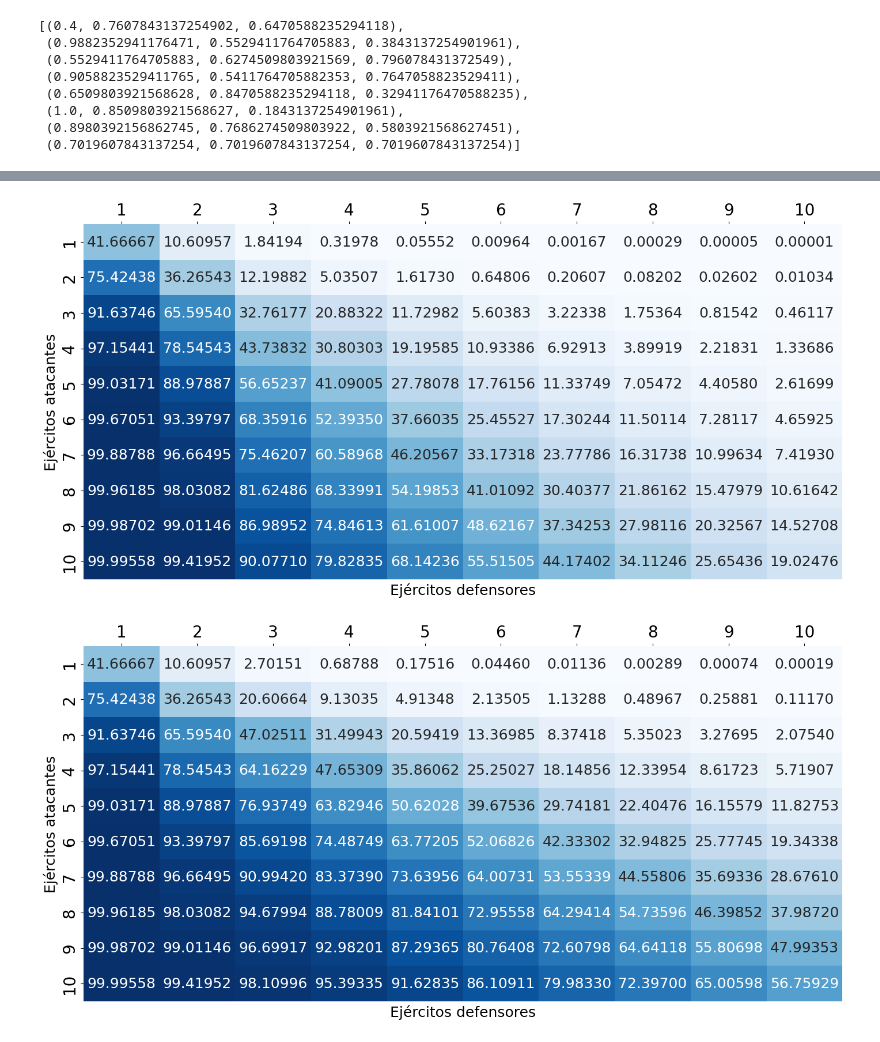
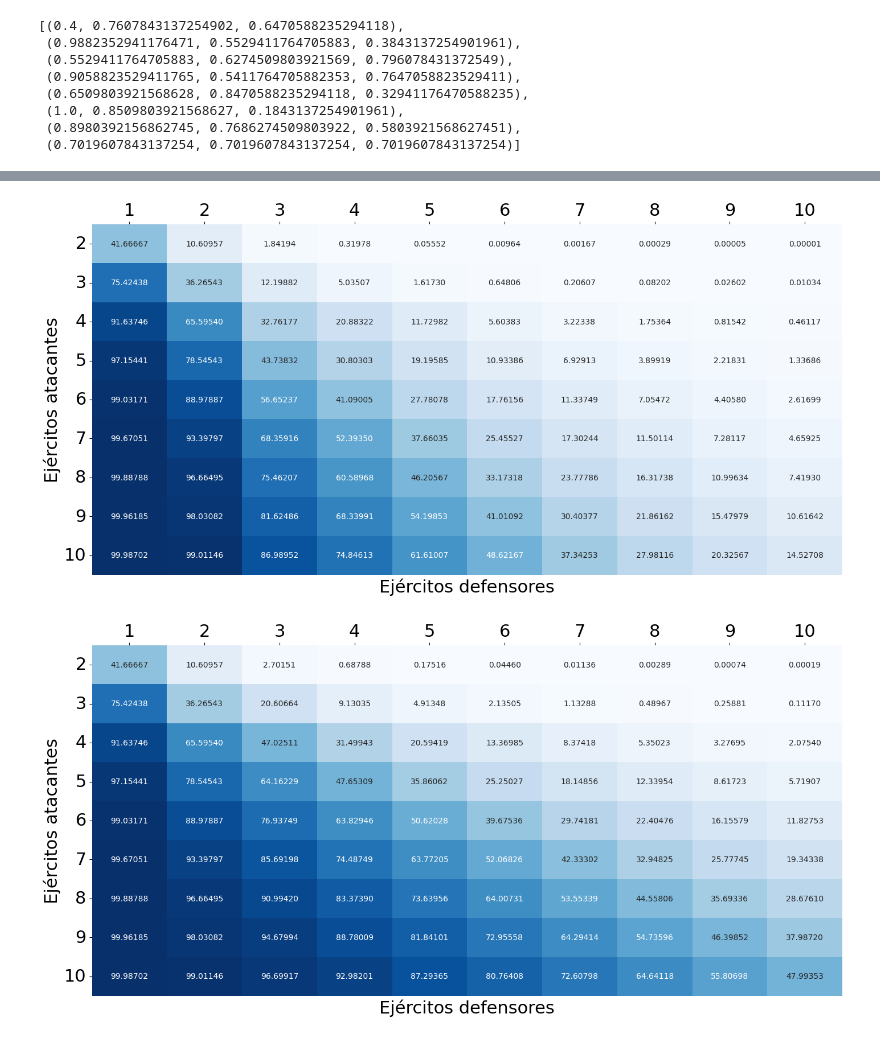
Before and after one commit to julianszere/TEG, a Jupyter notebook: TEG.ipynb, the cells around one changed output, grey strips where cells are left out. Cells and saved outputs as stored; diff of their text form; code cells hidden in the pictures.

Commit message:
make matrix indices be armies and not dices

```diff
--- a/TEG.ipynb
+++ b/TEG.ipynb
@@ -252,15 +252,15 @@ def getMatrixEntries(prev_state, post_state, max_dice_defender):
     attacker_armies_post, defender_armies_post = post_state
     armies_won = defender_armies_prev - defender_armies_post
     armies_lost = attacker_armies_prev - attacker_armies_post
-    attacker_dices = min(attacker_armies_prev, 3)
+    attacker_dices = min(attacker_armies_prev-1, 3)
     defender_dices = min(defender_armies_prev, max_dice_defender) # The defender defends with three dices when playing TEG and with two dices when playing RISK
     if armies_won < 0  or armies_lost < 0 or (armies_lost + armies_won) != min(attacker_dices, defender_dices) or (armies_lost + armies_won > 3):
         return 0
     else:
         return getProbability(attacker_dices, defender_dices, armies_won)
 # %%
-max_armies_attacker = 10
-max_armies_defender = 10
+max_armies_attacker = 11
+max_armies_defender = 11
 
 class Game:
     def __init__(self, game, max_armies_attacker=max_armies_attacker, max_armies_defender=max_armies_defender):
@@ -277,10 +277,10 @@ class Game:
     def getStates(self):
         transient_states = []
         absorbing_states = []
-        for i in range(1, self.max_armies_attacker+1):
+        for i in range(2, self.max_armies_attacker+1):
             for j in range(1, self.max_armies_defender+1):
                 transient_states.append((i, j))
-        for i in range(1, self.max_armies_attacker+1):
+        for i in range(2, self.max_armies_attacker+1):
             absorbing_states.append((i, 0))
         for j in range(1, self.max_armies_defender+1):
             absorbing_states.append((0, j))
@@ -304,15 +304,12 @@ class Game:
         I = np.identity(self.Q.shape[0])
         return np.matmul(np.linalg.inv(I - self.Q), self.R)
 
-    def getWinningProbability(self, armies_attacker, armies_defender):
-        i = self.transient_states.index((armies_attacker, armies_defender))
-        return self.S[i][:armies_attacker].sum()
-
     def getMatrixP(self):
         P = np.zeros((self.max_armies_attacker, self.max_armies_defender))
-        for armies_attacker in range(self.max_armies_attacker):
-            for armies_defender in range(self.max_armies_defender):
-                P[armies_attacker, armies_defender] = self.getWinningProbability(armies_attacker+1, armies_defender+1)
+        for armies_attacker in range(2, self.max_armies_attacker):
+            for armies_defender in range(1, self.max_armies_defender):
+                i = self.transient_states.index((armies_attacker, armies_defender))
+                P[armies_attacker, armies_defender] = self.S[i][:armies_attacker].sum()
         return P
 
     def getExpectedLoss(self):
@@ -415,18 +408,23 @@ plt.colorbar()
 # %%
 def plotHeatMap(P, round_digits=5):
-    P_rounded = np.round(P, round_digits)
+    P_rounded = np.round(P[2:, 1:], round_digits)
     plt.figure(figsize=(17, 8))
     sns.heatmap(P_rounded, annot=True, fmt=f'.{round_digits}f', cmap='Blues', cbar=False)
-    plt.yticks(ticks=np.arange(1, len(P_rounded)+1) - 0.5, labels=np.arange(1, len(P_rounded)+1))
-    plt.xticks(ticks=np.arange(1, len(P_rounded)+1) - 0.5, labels=np.arange(1, len(P_rounded)+1))
+
+    attackers = np.arange(2, P.shape[0])  # Start attackers at 2
+    defenders = np.arange(1, P.shape[1])  # Start defenders at 1
+
+    plt.yticks(ticks=np.arange(len(attackers)) + 0.5, labels=attackers, rotation=0)
+    plt.xticks(ticks=np.arange(len(defenders)) + 0.5, labels=defenders)
+
     plt.xlabel('Ejércitos defensores')
     plt.ylabel('Ejércitos atacantes')
     plt.tick_params(axis='x', labeltop=True, labelbottom=False, top=True, bottom=False)
 # %%
-plotHeatMap(P_teg[:10,:10], 5)
+plotHeatMap(P_teg[:11,:11], 5)
 # %% [output]
-[figure, old version]
+[figure, new version]
 # %%
-plotHeatMap(P_risk[:10,:10], 5)
+plotHeatMap(P_risk[:11,:11], 5)
 # %% [output]
-[figure, old version]
+[figure, new version]
```
Also changed, not shown: parts of 4 cells of this notebook, 3 other files.
